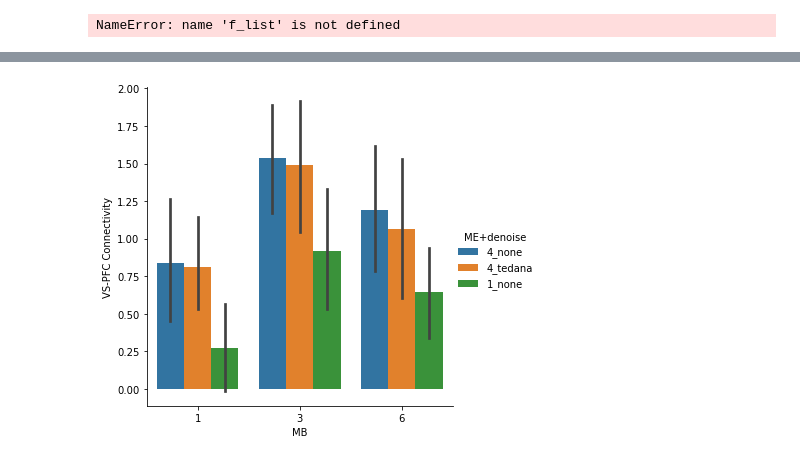
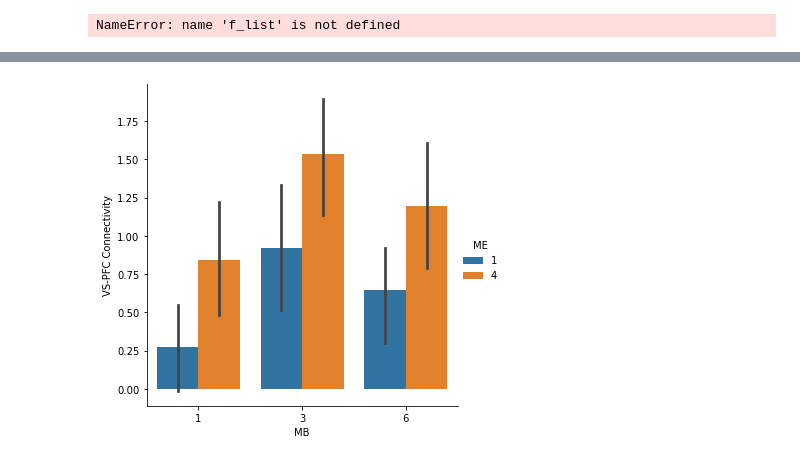
Before and after one commit to DVS-Lab/rf1-sequence-pilot, a Jupyter notebook: code/Compute_TSNR.ipynb, the cells around one changed output, grey strips where cells are left out. Cells and saved outputs as stored; diff of their text form; code cells hidden in the pictures.

Commit message:
removed denoised status from vs-vmpfc conn chart

```diff
--- a/code/Compute_TSNR.ipynb
+++ b/code/Compute_TSNR.ipynb
@@ -425,5 +425,5 @@ NameError: name 'f_list' is not defined
 # %%
 f_list = [os.path.join(root,f) for root,dirs,files in os.walk(
     '../derivatives/fsl/') for f in files if ('zstat' in f) & f.endswith('.nii.gz') ]
-f_list=[f for f in f_list if ('stats/zstat' in f) & ('L1_task' in f) &('denoise-' in f)&('type-ppi' in f)]
-display(f_list)
+f_list=[f for f in f_list if ('stats/zstat' in f) & ('L1_task' in f) &('denoise-none' in f)&('type-ppi' in f)]
+#display(f_list)
@@ -476,7 +458,7 @@ for img in f_list:
 # %%
 df=pd.DataFrame(data=data,columns=['sub','MB','ME','contrast','denoise','VS-PFC Connectivity'])
 df['ME+denoise']=df['ME'].astype(str)+'_'+df['denoise']
-g=sns.catplot(x='MB',y='VS-PFC Connectivity',hue='ME+denoise',kind='bar',data=df,ci=95)
+g=sns.catplot(x='MB',y='VS-PFC Connectivity',hue='ME',kind='bar',data=df,ci=95)
 g.savefig('VS-VMPFC_Connectivity.pdf')
 # %% [output]
-[figure, old version]
+[figure, new version]
```
Also changed, not shown: parts of 1 cell of this notebook, 1 other file.
